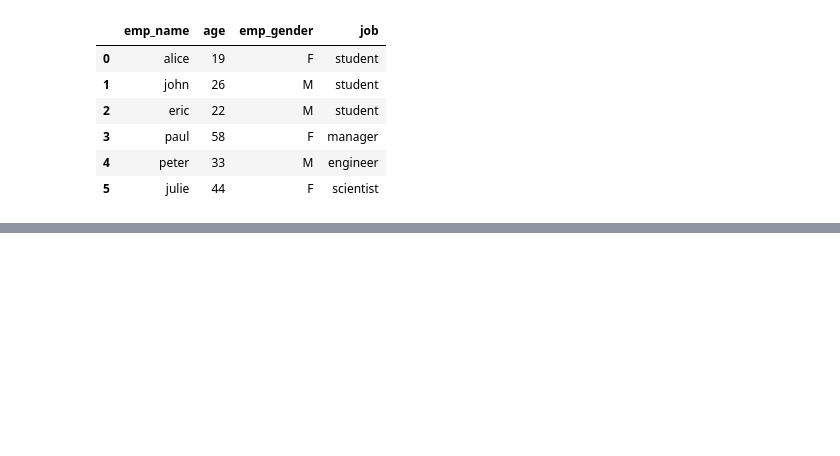
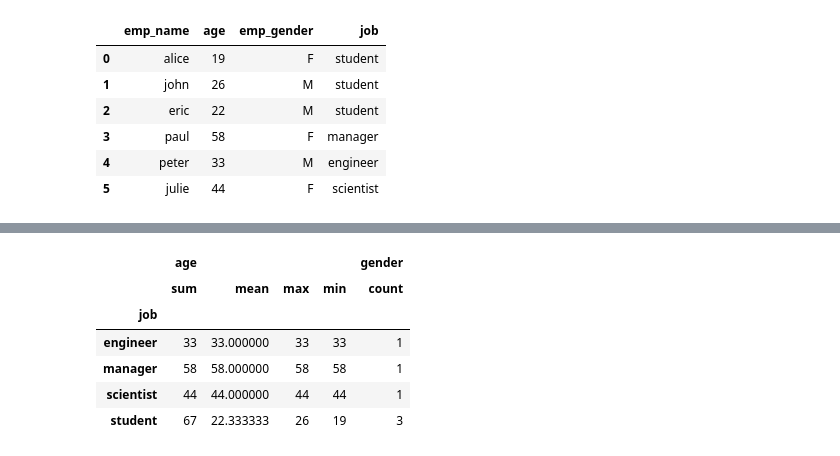
Before and after one commit to toarnabtrainer/AEC_ML_With_Python_August_2024, a Jupyter notebook: Pandas.ipynb, the cells around one changed output, grey strips where cells are left out. Saved outputs shown, nothing was run; the diff lists cells and outputs as text; code cells hidden in the pictures; blank space fills up the shorter version.

```diff
--- a/Pandas.ipynb
+++ b/Pandas.ipynb
@@ -1321,0 +1324,3 @@ df
+# %%
+df = users.copy()
+df
@@ -1321,0 +1377,11 @@ df
+# %%
+grouped_df = df.groupby('job').agg({'age':['sum','mean','max','min'], 'gender':'count'})
+grouped_df
+# %% [output]
+|  | age |  |  |  | gender |
+|  | sum | mean | max | min | count |
+| job |  |  |  |  |  |
+| engineer | 33 | 33.000000 | 33 | 33 | 1 |
+| manager | 58 | 58.000000 | 58 | 58 | 1 |
+| scientist | 44 | 44.000000 | 44 | 44 | 1 |
+| student | 67 | 22.333333 | 26 | 19 | 3 |
```
Also changed, not shown: parts of 5 cells of this notebook.
